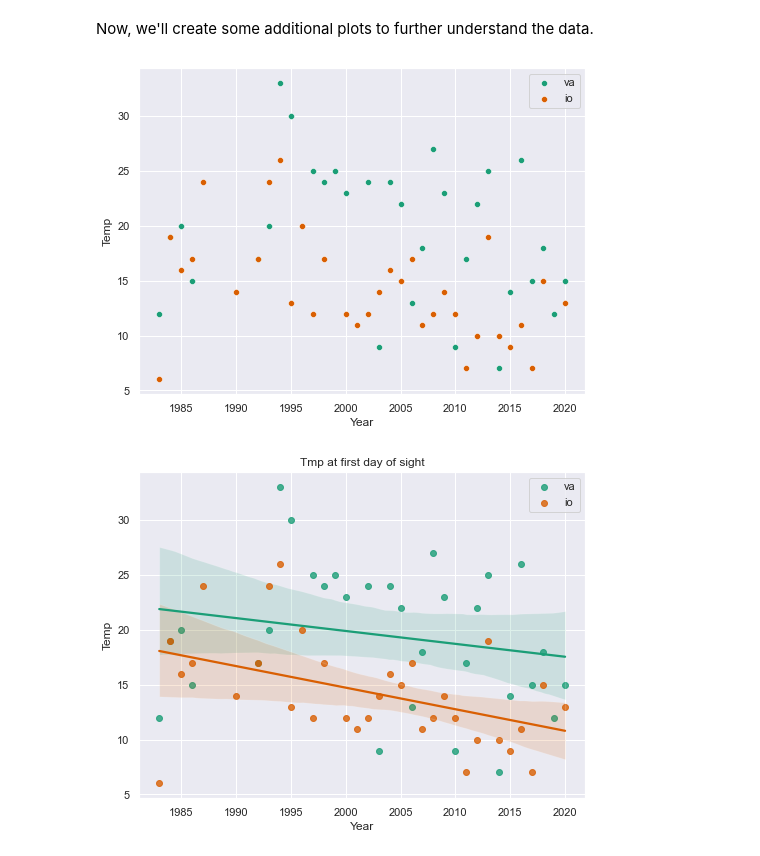
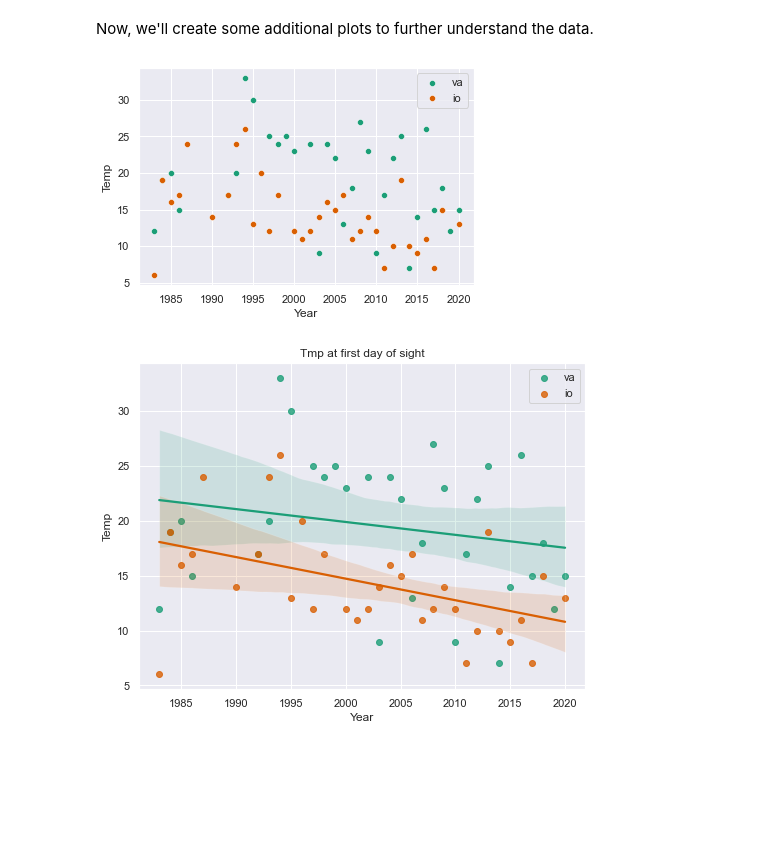
Before and after one commit to gtlab-barcelona/robert, a Jupyter notebook: code/first-last-day.ipynb, the cells around one changed output. Cells and saved outputs as stored; diff of their text form; code cells hidden in the pictures; blank space fills up the shorter version.

```diff
--- a/code/first-last-day.ipynb
+++ b/code/first-last-day.ipynb
@@ -163,13 +163,13 @@ visualise_data(io, io_yrs, io_ifirst, 'io')
 Now, we'll create some additional plots to further understand the data.
 # %%
 # create a scatter plot of the tmp at the first day of sight
-fig, ax = plt.subplots(figsize=(8,6))
+fig, ax = plt.subplots()
 sns.scatterplot(data=va.loc[va_ifirst], x='Year', y='Temp', ax=ax)
 sns.scatterplot(data=io.loc[io_ifirst], x='Year', y='Temp', ax=ax)
 ax.legend(labels=['va', 'io'])
 plt.show()
 # %% [output]
-[figure, old version]
+[figure, new version]
 # %%
 # create a linear regression plot of the tmp at the first day of sight
 # to qualitatively identify any underlying trend...
```
Also changed, not shown: parts of 3 cells of this notebook, 6 other files.
